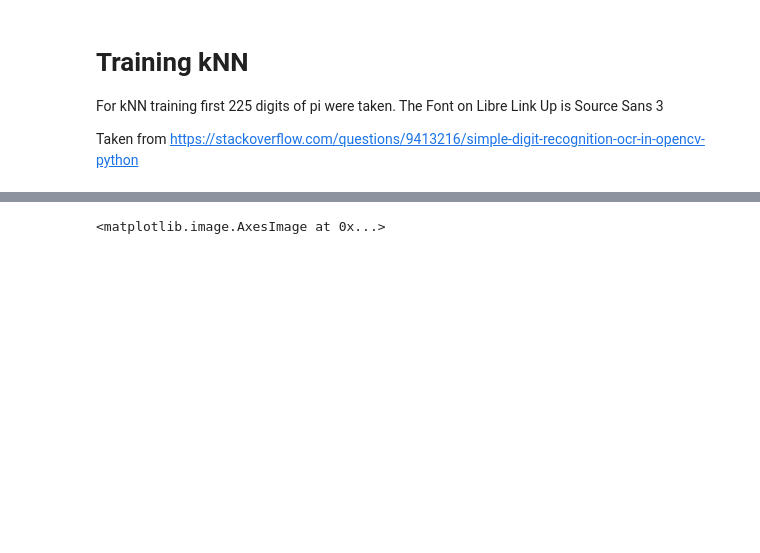
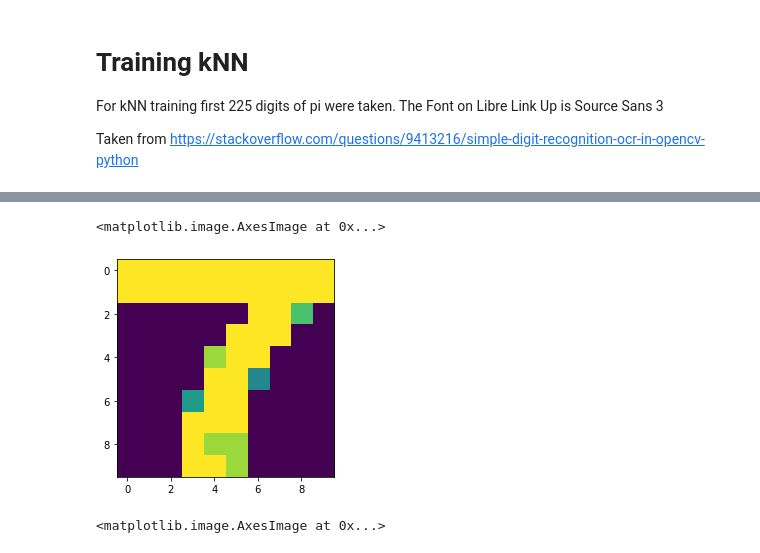
Before and after one commit to bolattleubayev/PhoneReader, a Jupyter notebook: train.ipynb, the cells around one changed output, grey strips where cells are left out. Drawn from its saved outputs; the diff is of its cells as text; code cells hidden in the pictures; blank space fills up the shorter version.

```diff
--- a/train.ipynb
+++ b/train.ipynb
@@ -59,3 +326,8 @@ training complete
+# %%
+plt.imshow(roismall)
+# %% [output]
+<matplotlib.image.AxesImage at 0x...>
+[figure, added]
 # %%
 #######   training part    ###############
 samples = np.loadtxt('generalsamples.data',np.float32)
```
Also changed, not shown: parts of 6 cells of this notebook, 4 other files.
